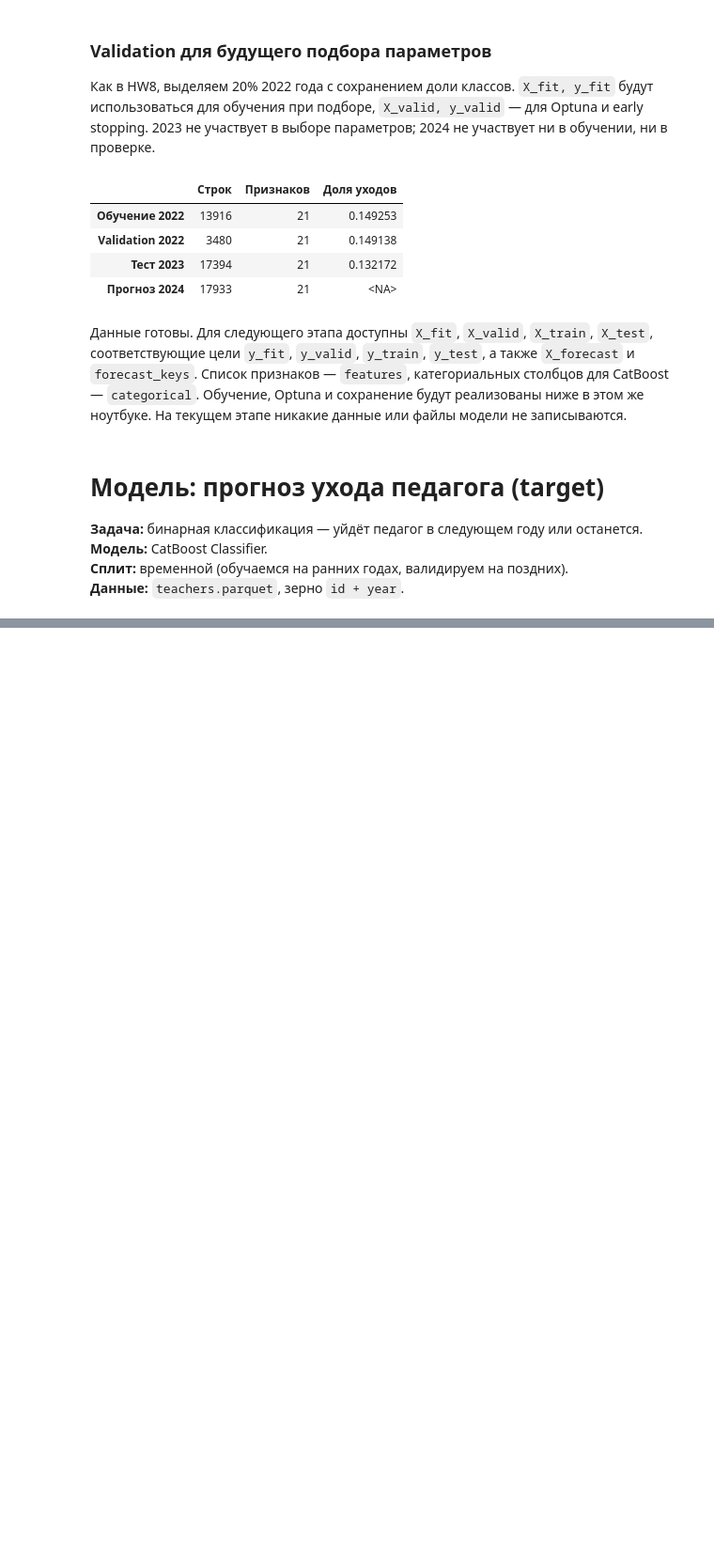
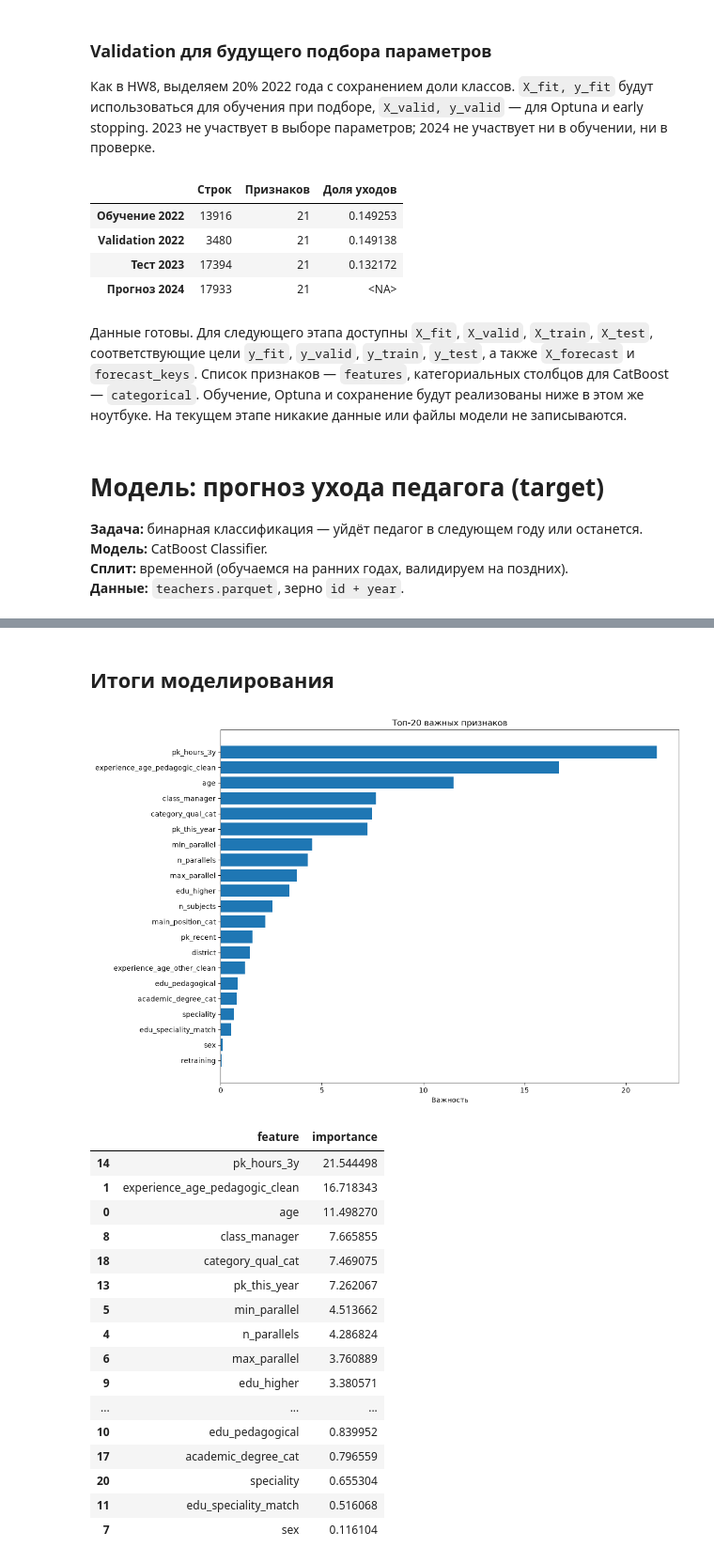
Before and after one commit to Ar4eRSp/hr-teachers, a Jupyter notebook: prototype/model.ipynb, the cells around one changed output, grey strips where cells are left out. Shown at 94% size. Drawn from its saved outputs; the diff is of its cells as text; code cells hidden in the pictures; blank space fills up the shorter version.

```diff
--- a/prototype/model.ipynb
+++ b/prototype/model.ipynb
@@ -457,0 +207,26 @@ print(f"   - Метаданные: artifacts.pkl (порог={optimal_threshold:
+# %%
+best_params = study.best_params
+
+# Коэффициент масштабирования итераций:
+# Если X_train больше X_fit, модели нужно чуть больше шагов на том же learning_rate
+scale_factor = len(X_train) / len(X_fit)
+final_iterations = int(best_params["iterations"] * scale_factor)
+
+final_params = {
+    "iterations": final_iterations,
+    "learning_rate": best_params["learning_rate"],
+    "depth": best_params["depth"],
+    "l2_leaf_reg": best_params["l2_leaf_reg"],
+    "auto_class_weights": "Balanced",
+    "eval_metric": "AUC",
+    "random_seed": 42,
+    "verbose": 50,
+    "border_count": 254,
+    "thread_count": -1,
+}
+
+model = CatBoostClassifier(**final_params)
+model.fit(train_pool_full, eval_set=test_pool, use_best_model=True)
+
+print(f"Лучшая итерация: {model.best_iteration_}")
+print(f"AUC на тесте 2023: {model.best_score_['validation']['AUC']:.4f}")
@@ -457,0 +423,37 @@ print(f"   - Метаданные: artifacts.pkl (порог={optimal_threshold:
+# %% [markdown]
+## Итоги моделирования
+# %%
+# Важность признаков
+importance = model.get_feature_importance(train_pool_full)
+feat_imp = pd.DataFrame({
+    'feature': features,
+    'importance': importance
+}).sort_values('importance', ascending=False)
+
+plt.figure(figsize=(12, 8))
+plt.barh(feat_imp['feature'][::-1], feat_imp['importance'][::-1])
+plt.xlabel('Важность')
+plt.title('Топ-20 важных признаков')
+plt.tight_layout()
+plt.show()
+
+feat_imp.head(20)
+# %% [output]
+[figure, added]
+|  | feature | importance |
+| 14 | pk_hours_3y | 21.544498 |
+| 1 | experience_age_pedagogic_clean | 16.718343 |
+| 0 | age | 11.498270 |
+| 8 | class_manager | 7.665855 |
+| 18 | category_qual_cat | 7.469075 |
+| 13 | pk_this_year | 7.262067 |
+| 5 | min_parallel | 4.513662 |
+| 4 | n_parallels | 4.286824 |
+| 6 | max_parallel | 3.760889 |
+| 9 | edu_higher | 3.380571 |
+| ... | ... | ... |
+| 10 | edu_pedagogical | 0.839952 |
+| 17 | academic_degree_cat | 0.796559 |
+| 20 | speciality | 0.655304 |
+| 11 | edu_speciality_match | 0.516068 |
+| 7 | sex | 0.116104 |
```
Also changed, not shown: parts of 39 cells of this notebook, 10 other files.
